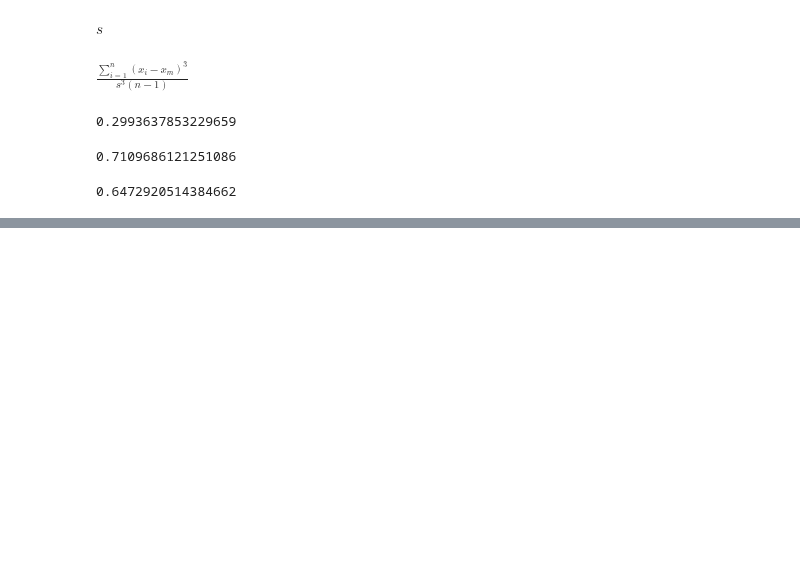
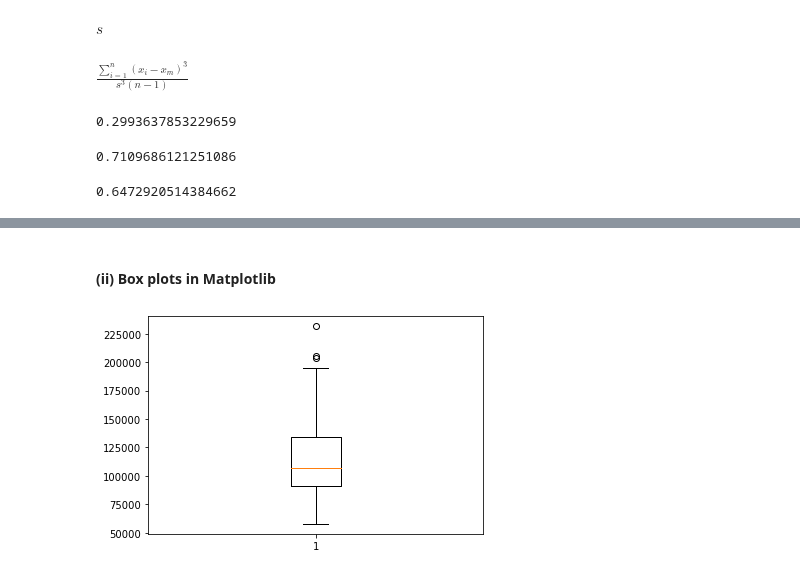
Before and after one commit to Jammal7/Introduction_to_Data_Science, a Jupyter notebook: GAMES/Introduction_to_Univariate_Statistics.ipynb, the cells around one changed output, grey strips where cells are left out. Saved outputs shown, nothing was run; the diff lists cells and outputs as text; code cells hidden in the pictures; blank space fills up the shorter version.

```diff
--- a/GAMES/Introduction_to_Univariate_Statistics.ipynb
+++ b/GAMES/Introduction_to_Univariate_Statistics.ipynb
@@ -304,0 +324,6 @@ sns.stripplot(x = salaries["yrs.service"], color='blue', alpha=0.5, size=4);
+# %% [markdown]
+#### (ii) Box plots in Matplotlib
+# %%
+plt.boxplot(salaries["salary"]);
+# %% [output]
+[figure, added]
```
Also changed, not shown: parts of 49 cells of this notebook.
